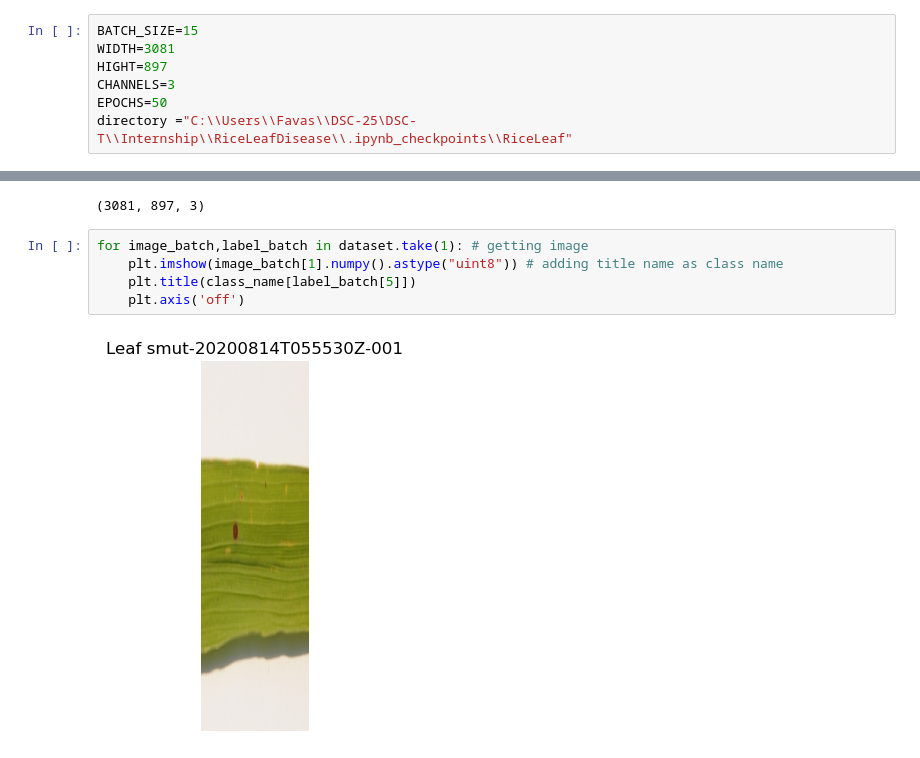
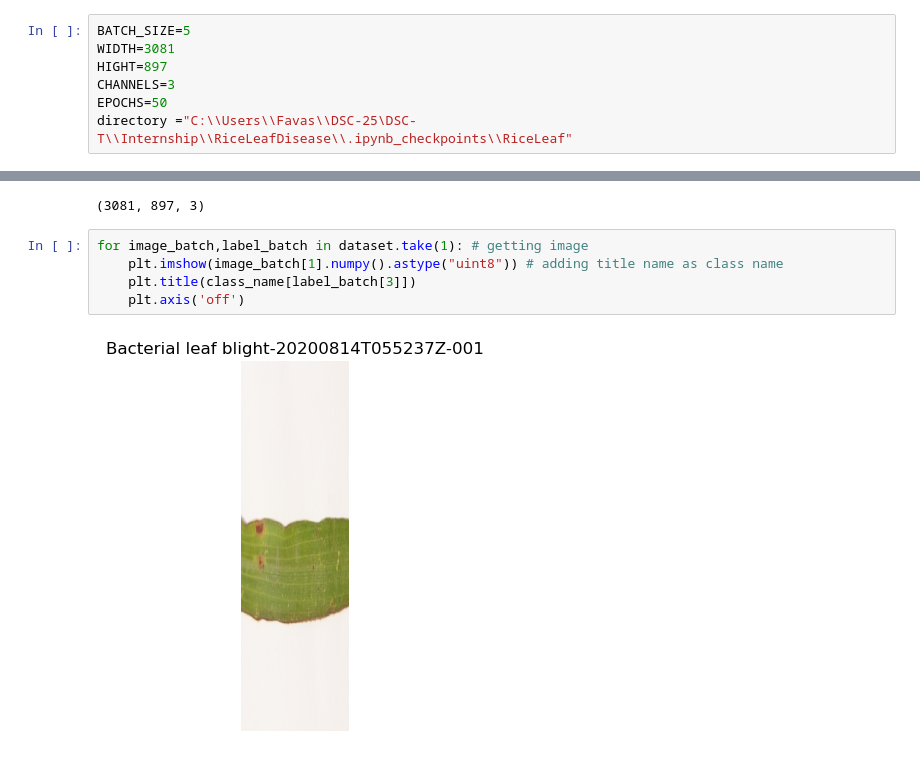
Before and after one commit to favaskri/RiceDisease, a Jupyter notebook: Rice_Leaf_Disease.ipynb, the cells around one changed output, grey strips where cells are left out. Drawn from its saved outputs; the diff is of its cells as text.

```diff
--- a/Rice_Leaf_Disease.ipynb
+++ b/Rice_Leaf_Disease.ipynb
@@ -11,7 +11,7 @@ from tensorflow.keras import models,layers
 # %% [output]
 TensorFlow version: 2.11.0
 # %%
-BATCH_SIZE=15
+BATCH_SIZE=5
 WIDTH=3081
 HIGHT=897
 CHANNELS=3
@@ -56,10 +56,10 @@ for image_batch,label_batch in dataset.take(1):
 # %%
 for image_batch,label_batch in dataset.take(1): # getting image
     plt.imshow(image_batch[1].numpy().astype("uint8")) # adding title name as class name
-    plt.title(class_name[label_batch[5]])
+    plt.title(class_name[label_batch[3]])
     plt.axis('off')
 # %% [output]
-[figure, old version]
+[figure, new version]
 # %%
 # To show 12 images
 plt.figure(figsize=(20,10))
```
Also changed, not shown: parts of 23 cells of this notebook.
